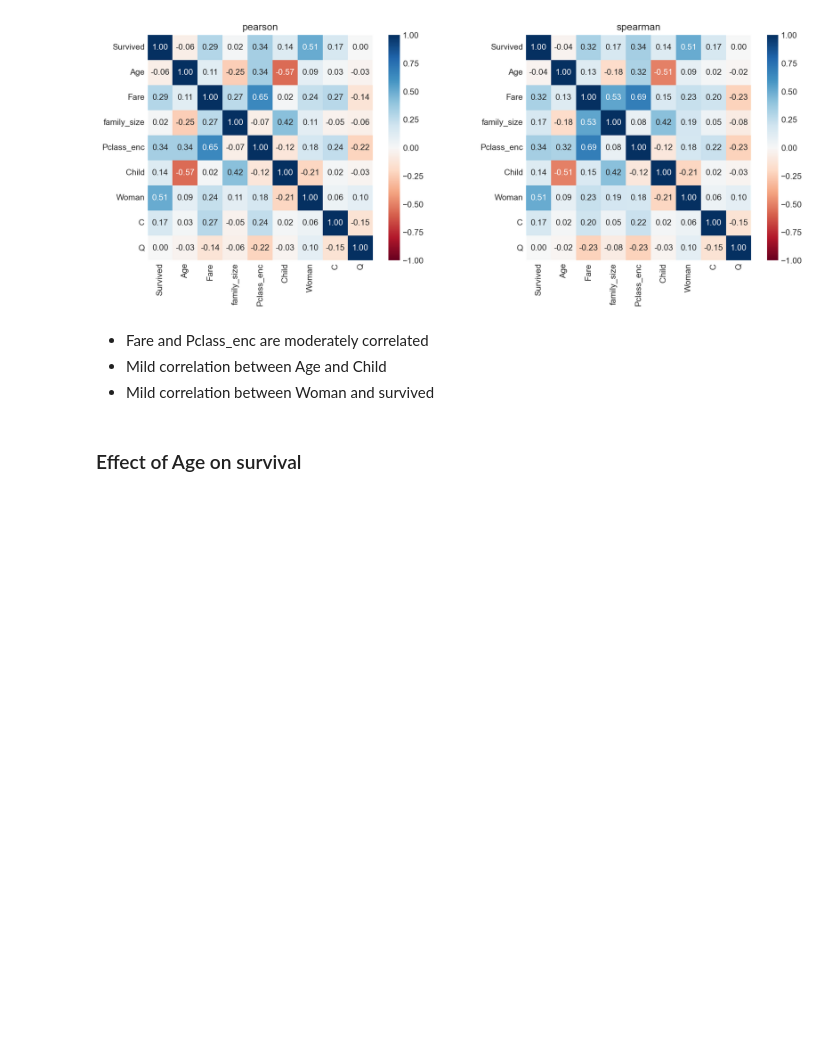
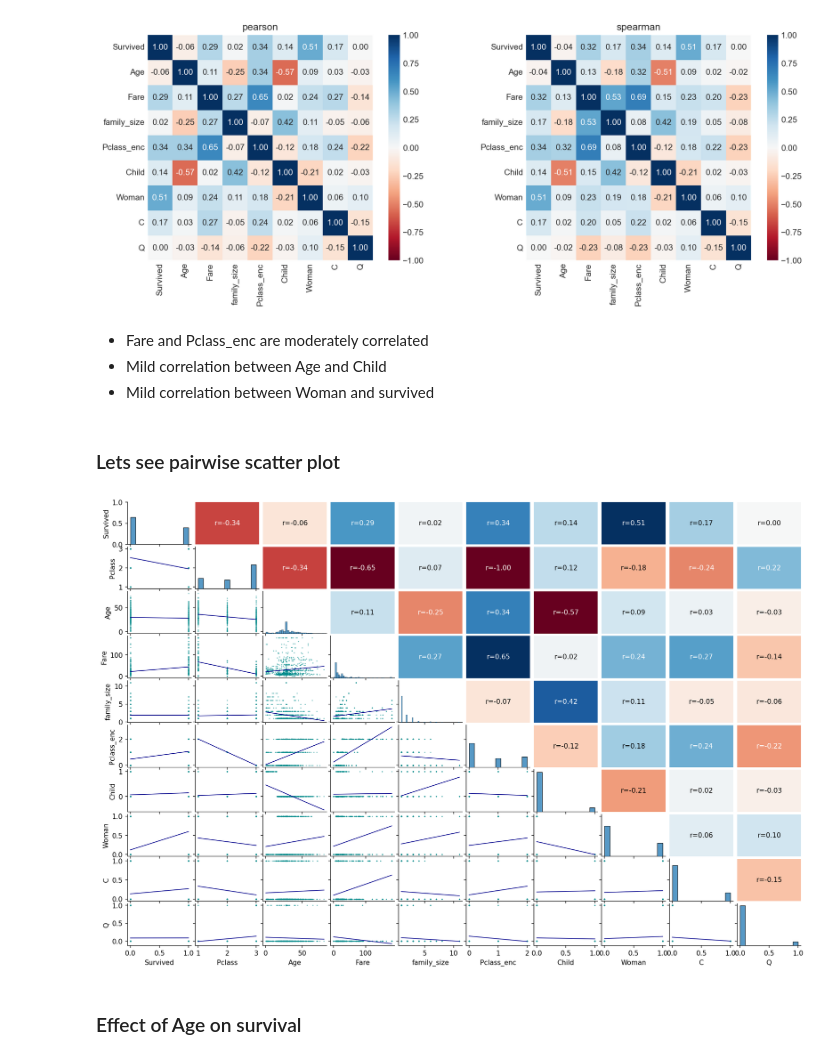
Before and after one commit to afzalmp40/EDA, a Jupyter notebook: titanic/titanic EDA.ipynb, the cells around one changed output. Drawn from its saved outputs; the diff is of its cells as text; code cells hidden in the pictures; blank space fills up the shorter version.

```diff
--- a/titanic/titanic EDA.ipynb
+++ b/titanic/titanic EDA.ipynb
@@ -491,6 +491,12 @@ correlation(df.drop(columns='Pclass',axis=1), figsize=(15,5), dpi=150)
 + Fare and Pclass_enc are moderately correlated
 + Mild correlation between Age and Child
 + Mild correlation between Woman and survived
+# %% [markdown]
+### Lets see pairwise scatter plot
+# %%
+multiplot(df)
+# %% [output]
+[figure, added]
 # %% [markdown]
 ### Effect of Age on survival
 # %%
```
Also changed, not shown: parts of 4 cells of this notebook, 9 other files.
